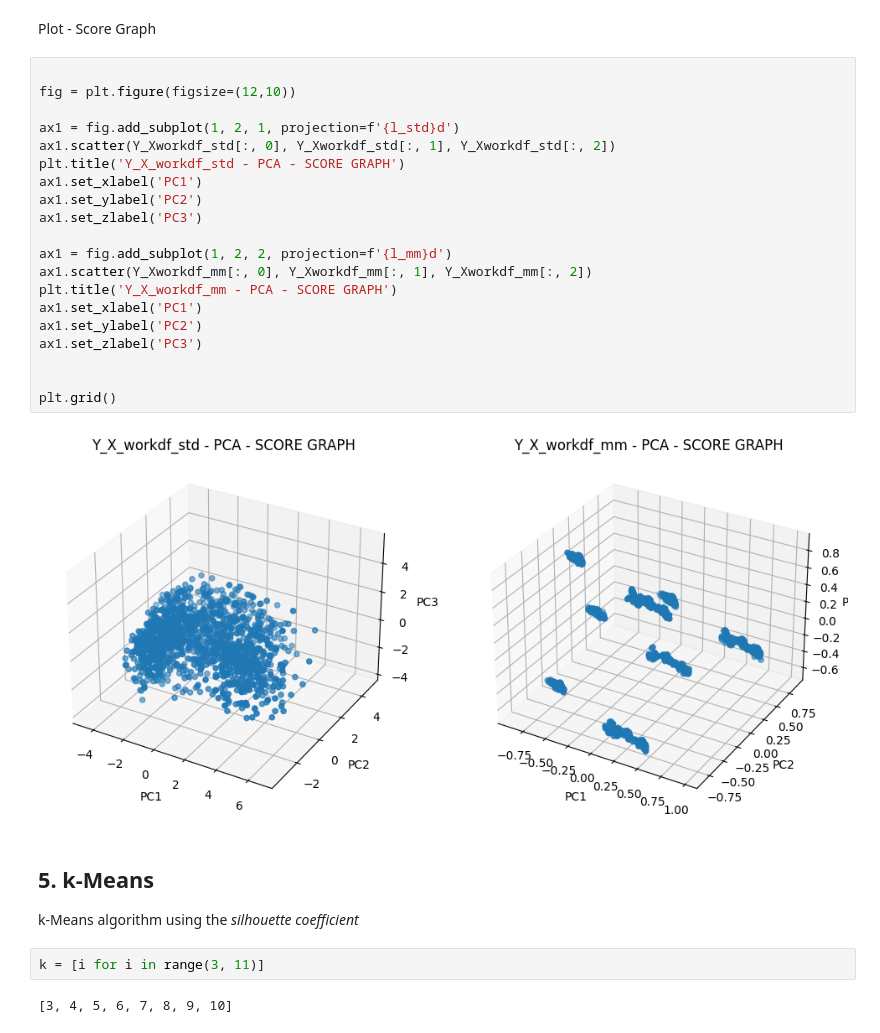
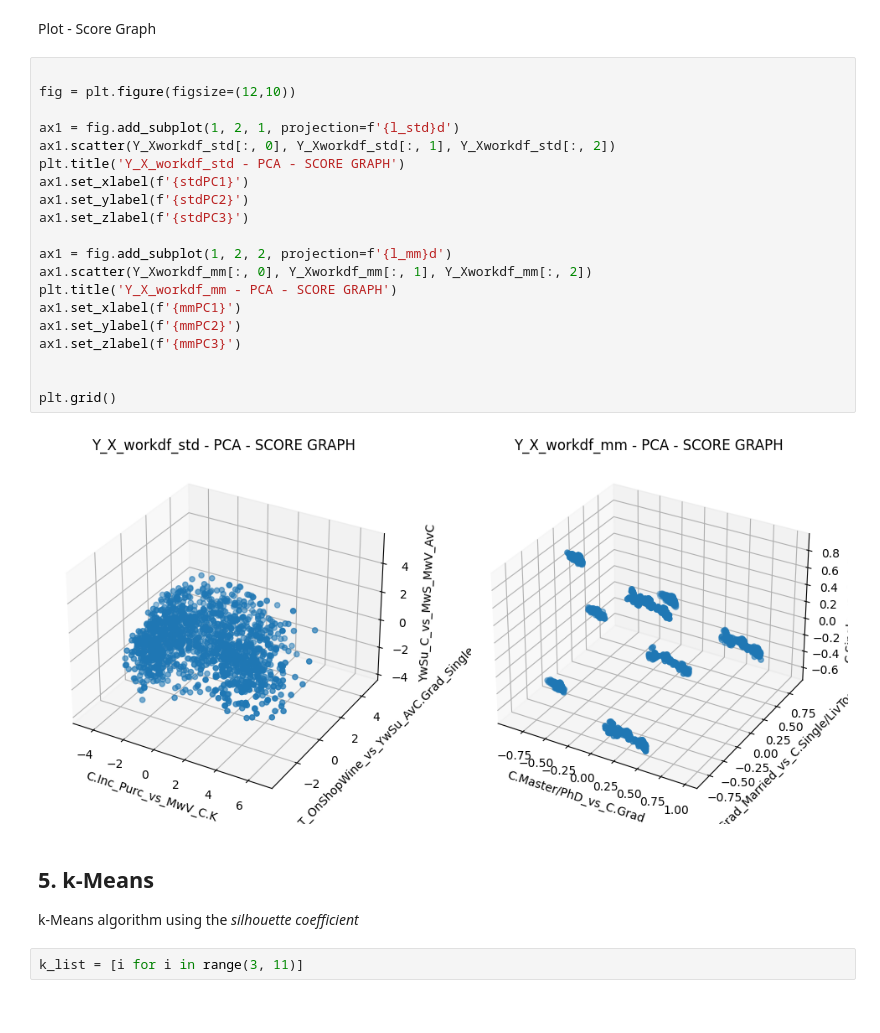
Before and after one commit to MarcoMungaiCoppolino/Data-Science-Portfolio, a Jupyter notebook: PROGETTO/HomeWork_1/MungaiCoppolinoPellegrino.ipynb, the cells around one changed output. Saved outputs shown, nothing was run; the diff lists cells and outputs as text.

```diff
--- a/PROGETTO/HomeWork_1/MungaiCoppolinoPellegrino.ipynb
+++ b/PROGETTO/HomeWork_1/MungaiCoppolinoPellegrino.ipynb
@@ -441,30 +441,28 @@ Plot - Score Graph
 # %%
 
 fig = plt.figure(figsize=(12,10))
 
 ax1 = fig.add_subplot(1, 2, 1, projection=f'{l_std}d')
 ax1.scatter(Y_Xworkdf_std[:, 0], Y_Xworkdf_std[:, 1], Y_Xworkdf_std[:, 2])
 plt.title('Y_X_workdf_std - PCA - SCORE GRAPH')
-ax1.set_xlabel('PC1')
-ax1.set_ylabel('PC2')
-ax1.set_zlabel('PC3')
+ax1.set_xlabel(f'{stdPC1}')
+ax1.set_ylabel(f'{stdPC2}')
+ax1.set_zlabel(f'{stdPC3}')
 
 ax1 = fig.add_subplot(1, 2, 2, projection=f'{l_mm}d')
 ax1.scatter(Y_Xworkdf_mm[:, 0], Y_Xworkdf_mm[:, 1], Y_Xworkdf_mm[:, 2])
 plt.title('Y_X_workdf_mm - PCA - SCORE GRAPH')
-ax1.set_xlabel('PC1')
-ax1.set_ylabel('PC2')
-ax1.set_zlabel('PC3')
+ax1.set_xlabel(f'{mmPC1}')
+ax1.set_ylabel(f'{mmPC2}')
+ax1.set_zlabel(f'{mmPC3}')
 
 
 plt.grid()
 # %% [output]
-[figure, old version]
+[figure, new version]
 # %% [markdown]
 ## 5. k-Means
 
 k-Means algorithm using the *silhouette coefficient*
 # %%
-k = [i for i in range(3, 11)]
+k_list = [i for i in range(3, 11)]
-# %% [output]
-[3, 4, 5, 6, 7, 8, 9, 10]
```
Also changed, not shown: parts of 5 cells of this notebook.
